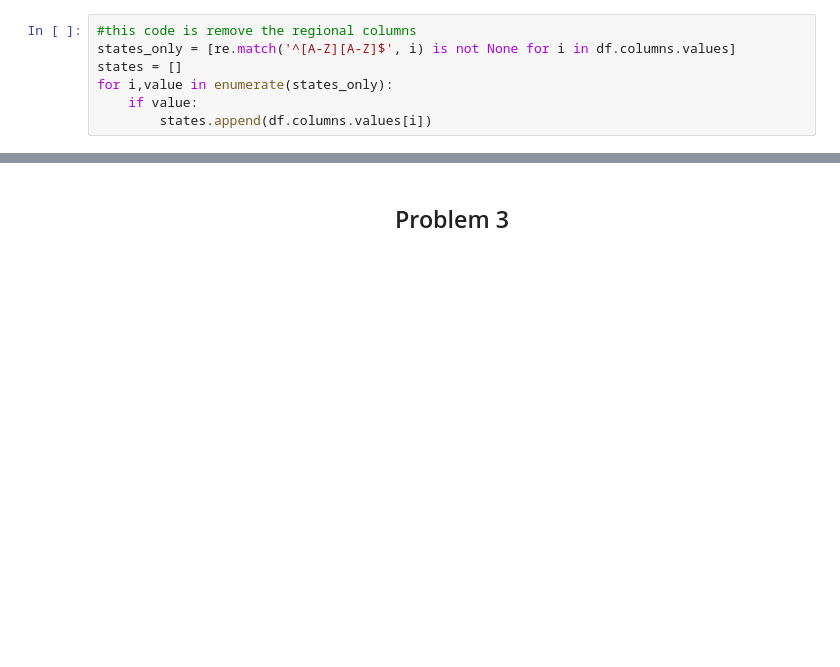
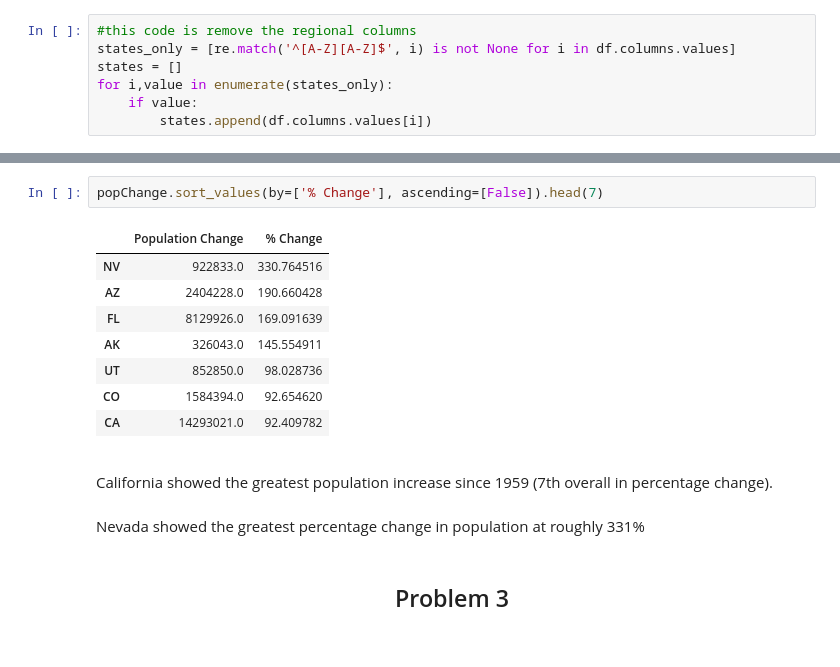
Before and after one commit to AnilKumarTeegala/DSE220_Machine_Learning, a Jupyter notebook: IPynb/1_AssignGalarnykMichael.ipynb, the cells around one changed output, grey strips where cells are left out. Drawn from its saved outputs; the diff is of its cells as text; blank space fills up the shorter version.

```diff
--- a/IPynb/1_AssignGalarnykMichael.ipynb
+++ b/IPynb/1_AssignGalarnykMichael.ipynb
@@ -307,3 +293,17 @@ popChangeDF.sort_values(by=['Population % Change'], ascending=[False]).head()
+# %%
+popChange.sort_values(by=['% Change'], ascending=[False]).head(7)
+# %% [output]
+|  | Population Change | % Change |
+| NV | 922833.0 | 330.764516 |
+| AZ | 2404228.0 | 190.660428 |
+| FL | 8129926.0 | 169.091639 |
+| AK | 326043.0 | 145.554911 |
+| UT | 852850.0 | 98.028736 |
+| CO | 1584394.0 | 92.654620 |
+| CA | 14293021.0 | 92.409782 |
+# %% [markdown]
+<strong><p style="font-size:120%;"></strong>California showed the greatest population increase since 1959 (7th overall in percentage change).<br><br>
+Nevada showed the greatest percentage change in population at roughly 331%
 # %% [markdown]
 <h2 align="center"> Problem 3</h2><br>
 # %% [markdown]
```
Also changed, not shown: parts of 9 cells of this notebook, 2 other files.
